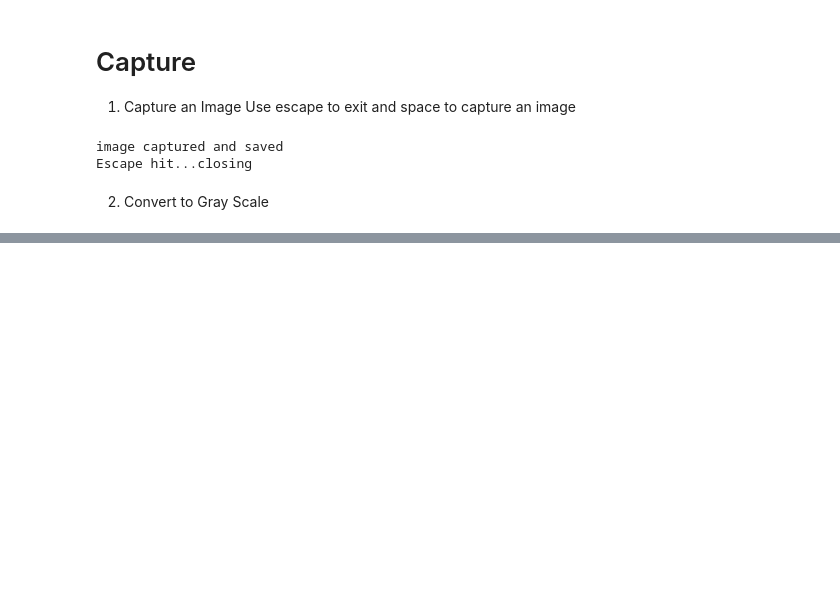
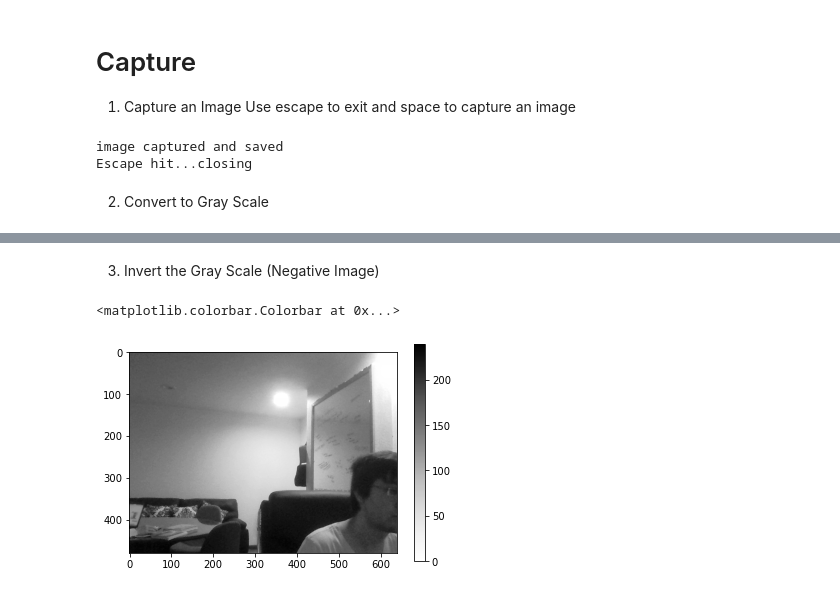
Before and after one commit to DanielVelaJ/CV_Tec_Course, a Jupyter notebook: HW_1/HW1_CV.ipynb, the cells around one changed output, grey strips where cells are left out. Drawn from its saved outputs; the diff is of its cells as text; code cells hidden in the pictures; blank space fills up the shorter version.

```diff
--- a/HW_1/HW1_CV.ipynb
+++ b/HW_1/HW1_CV.ipynb
@@ -56,0 +49,10 @@ pwd
+# %% [markdown]
+
+3. Invert the Gray Scale (Negative Image)
+# %%
+inverted=(gray)*(-1)+255 # Invert the colormap
+plt.imshow(inverted,cmap='Greys')
+plt.colorbar()
+# %% [output]
+<matplotlib.colorbar.Colorbar at 0x...>
+[figure, added]
```
Also changed, not shown: parts of 9 cells of this notebook, 2 other files.
